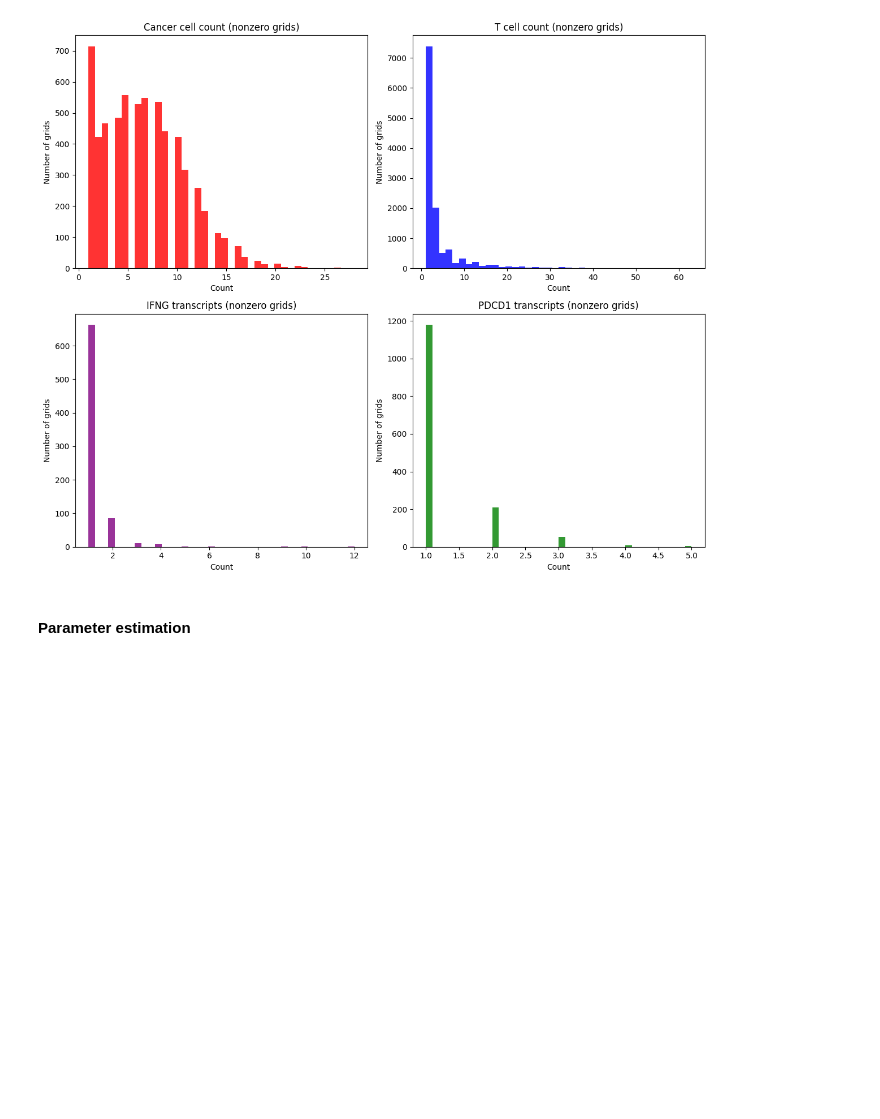
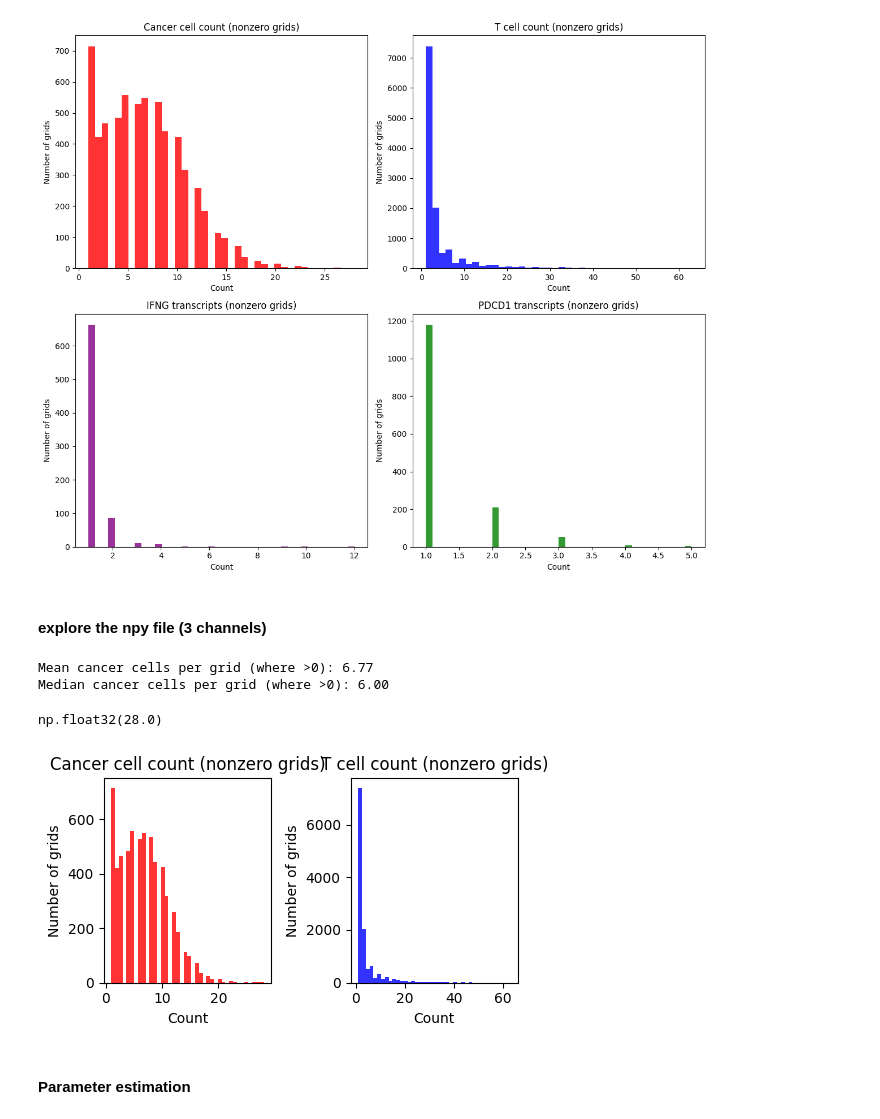
Before and after one commit to james-bole-pan/cancer-immune-simulations, a Jupyter notebook: data_preprocessing_notebooks/notebook_preprocessing_xenium5k_luad.ipynb, the cells around one changed output. Cells and saved outputs as stored; diff of their text form; code cells hidden in the pictures; blank space fills up the shorter version.

```diff
--- a/data_preprocessing_notebooks/notebook_preprocessing_xenium5k_luad.ipynb
+++ b/data_preprocessing_notebooks/notebook_preprocessing_xenium5k_luad.ipynb
@@ -259,6 +358,50 @@ plt.tight_layout()
 plt.show()
 # %% [output]
 [figure]
+# %% [markdown]
+#### explore the npy file (3 channels)
+# %%
+# Load the saved npy file
+grid3_loaded = np.load("../data/xenium5k_luad_3ch_grid50um.npy")
+
+# Channel 0 is cancer cell count
+cancer_counts = grid3_loaded[:, :, 0]
+
+# Select grids with at least one cancer cell
+cancer_grids = cancer_counts[cancer_counts > 0]
+
+mean_cancer_cells = cancer_grids.mean()
+median_cancer_cells = np.median(cancer_grids)
+
+print(f"Mean cancer cells per grid (where >0): {mean_cancer_cells:.2f}")
+print(f"Median cancer cells per grid (where >0): {median_cancer_cells:.2f}")
+# %% [output]
+Mean cancer cells per grid (where >0): 6.77
+Median cancer cells per grid (where >0): 6.00
+# %%
+cancer_grids.max()
+# %% [output]
+np.float32(28.0)
+# %%
+fields = [
+    ("Cancer cell count", 0, "Red"),
+    ("T cell count", 1, "Blue"),
+]
+
+fig, axes = plt.subplots(1, 2, figsize=(5, 3))
+
+for ax, (title, ch, color) in zip(axes.flat, fields):
+    data = grid3_loaded[:, :, ch]
+    nonzero = data[data > 0]
+    ax.hist(nonzero, bins=40, color=color.lower(), alpha=0.8)
+    ax.set_title(f"{title} (nonzero grids)")
+    ax.set_xlabel("Count")
+    ax.set_ylabel("Number of grids")
+
+plt.tight_layout()
+plt.show()
+# %% [output]
+[figure, added]
 # %% [markdown]
 #### Parameter estimation
 # %%
```
Also changed, not shown: parts of 6 cells of this notebook, 2 other files.
